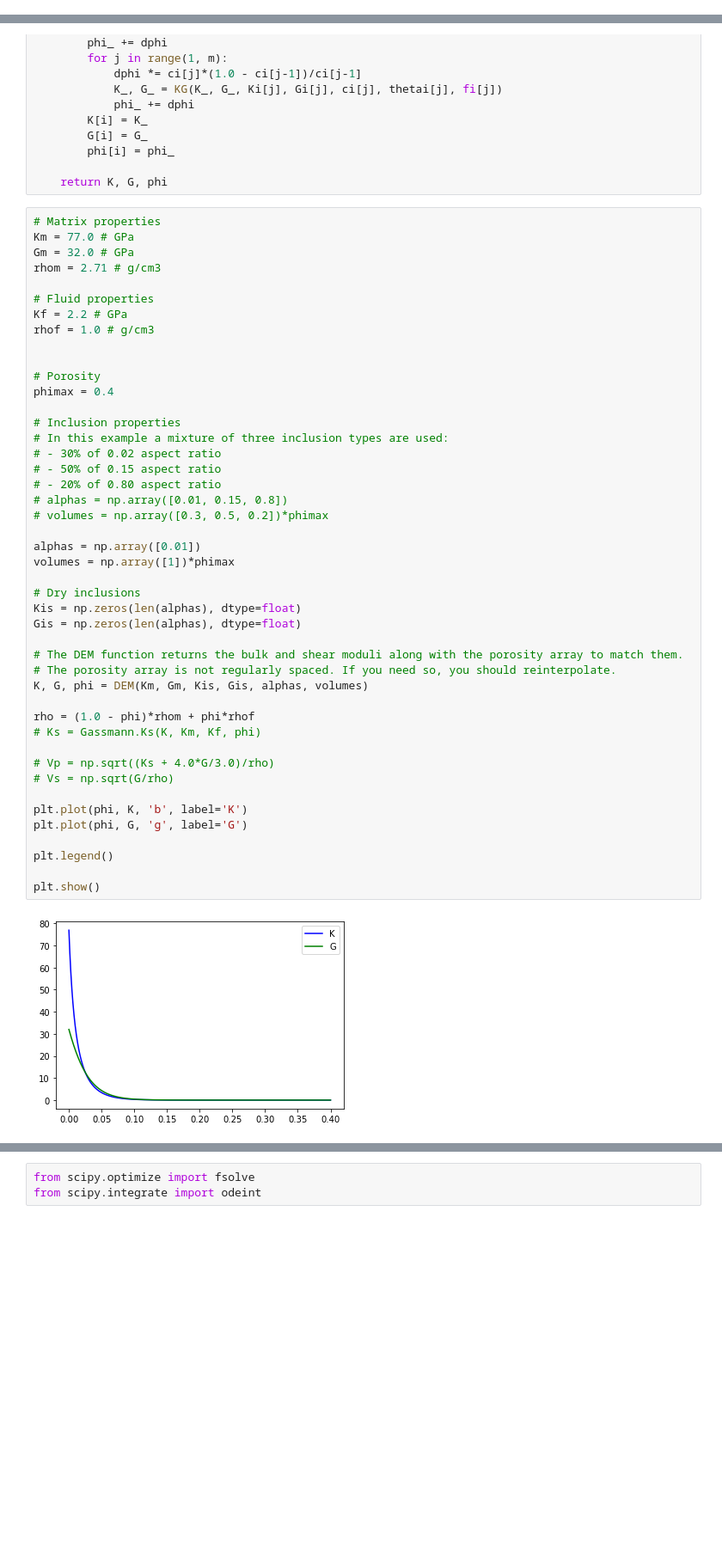
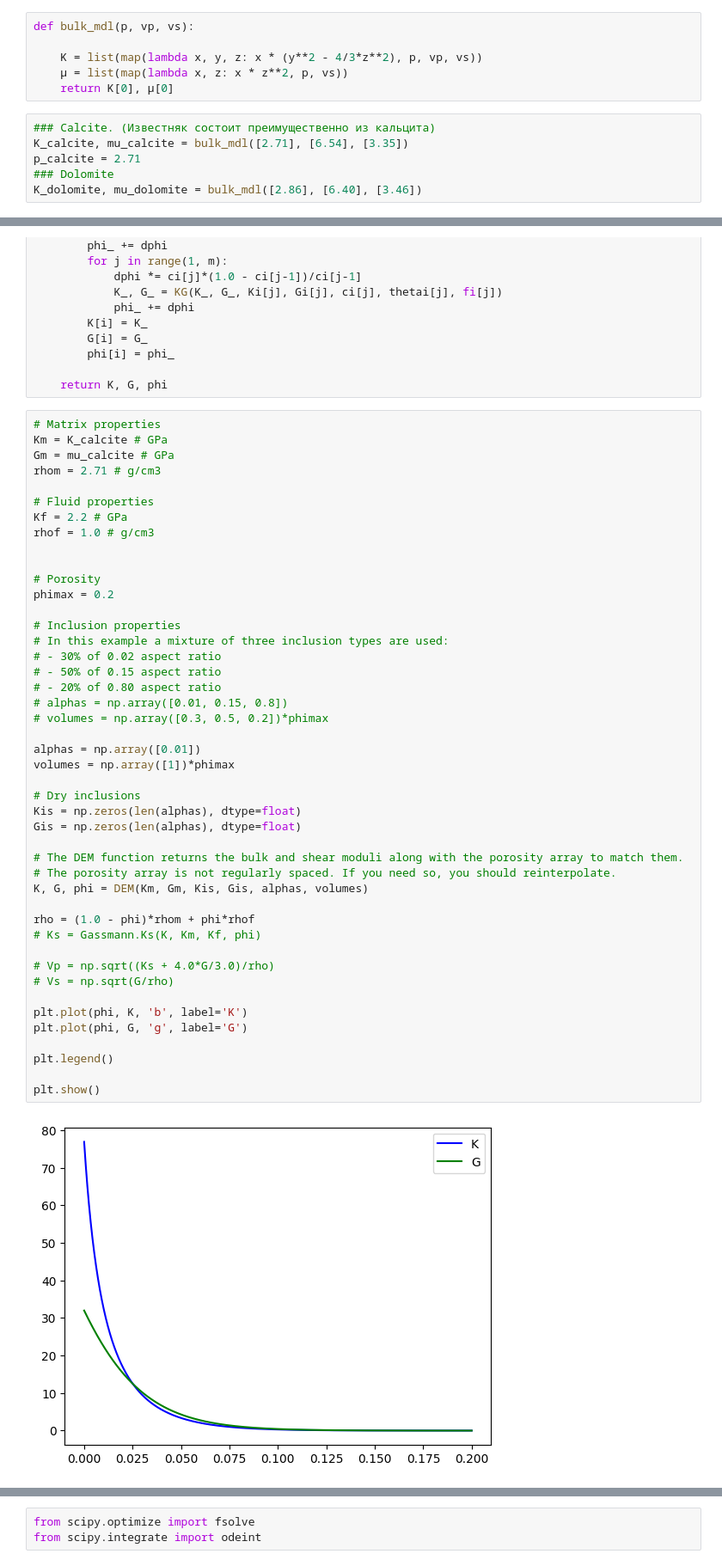
Before and after one commit to MariiaKalinina/Elasticity, a Jupyter notebook: DEM.ipynb, the cells around one changed output, grey strips where cells are left out. Shown at 86% size. Cells and saved outputs as stored; diff of their text form; blank space fills up the shorter version.

```diff
--- a/DEM.ipynb
+++ b/DEM.ipynb
@@ -29,0 +32,12 @@ csfont = {'fontname':'Times New Roman'}
+# %%
+def bulk_mdl(p, vp, vs):
+
+    K = list(map(lambda x, y, z: x * (y**2 - 4/3*z**2), p, vp, vs))
+    μ = list(map(lambda x, z: x * z**2, p, vs))
+    return K[0], μ[0]
+# %%
+### Calcite. (Известняк состоит преимущественно из кальцита)
+K_calcite, mu_calcite = bulk_mdl([2.71], [6.54], [3.35])
+p_calcite = 2.71
+### Dolomite
+K_dolomite, mu_dolomite = bulk_mdl([2.86], [6.40], [3.46])
@@ -123,8 +175,8 @@ def DEM(Km, Gm, Ki, Gi, alphai, phii, phi0=0.0, r=1000, phitol=1.0E-10, gamma=0.
     return K, G, phi
 # %%
 # Matrix properties
-Km = 77.0 # GPa
-Gm = 32.0 # GPa
+Km = K_calcite # GPa
+Gm = mu_calcite # GPa
 rhom = 2.71 # g/cm3
 
 # Fluid properties
@@ -133,38 +185,38 @@ rhof = 1.0 # g/cm3
 
 
 # Porosity
-phimax = 0.4
+phimax = 0.2
 
 # Inclusion properties
 # In this example a mixture of three inclusion types are used:
 # - 30% of 0.02 aspect ratio
 # - 50% of 0.15 aspect ratio
 # - 20% of 0.80 aspect ratio
 # alphas = np.array([0.01, 0.15, 0.8])
 # volumes = np.array([0.3, 0.5, 0.2])*phimax
 
 alphas = np.array([0.01])
 volumes = np.array([1])*phimax
 
 # Dry inclusions
 Kis = np.zeros(len(alphas), dtype=float)
 Gis = np.zeros(len(alphas), dtype=float)
 
 # The DEM function returns the bulk and shear moduli along with the porosity array to match them.
 # The porosity array is not regularly spaced. If you need so, you should reinterpolate.
 K, G, phi = DEM(Km, Gm, Kis, Gis, alphas, volumes)
 
 rho = (1.0 - phi)*rhom + phi*rhof
 # Ks = Gassmann.Ks(K, Km, Kf, phi)
 
 # Vp = np.sqrt((Ks + 4.0*G/3.0)/rho)
 # Vs = np.sqrt(G/rho)
 
 plt.plot(phi, K, 'b', label='K')
 plt.plot(phi, G, 'g', label='G')
 
 plt.legend()
 
 plt.show()
 # %% [output]
-[figure, old version]
+[figure, new version]
```
Also changed, not shown: parts of 32 cells of this notebook.
